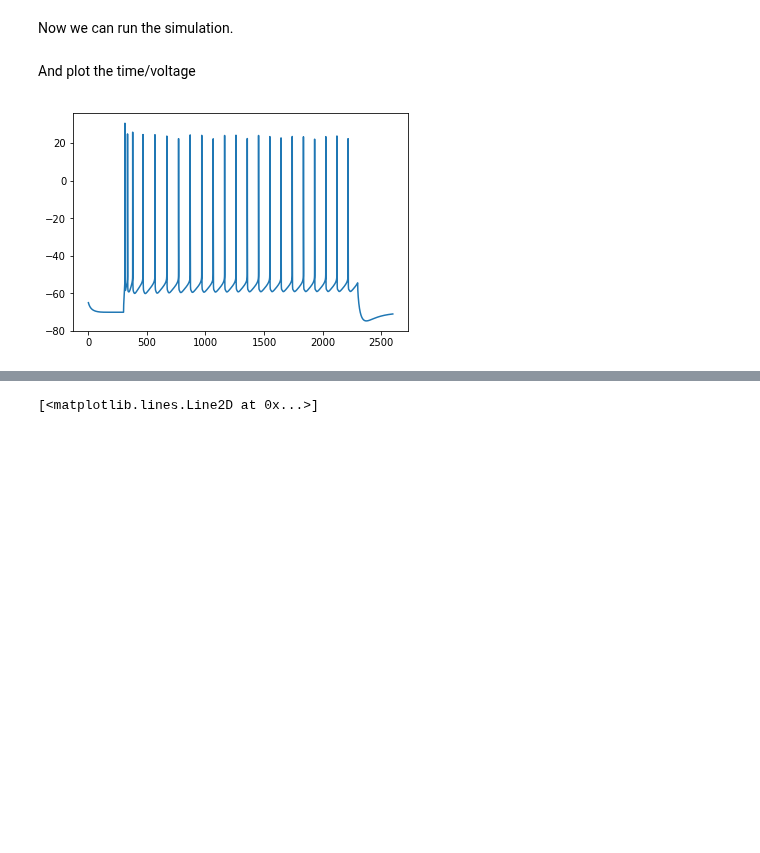
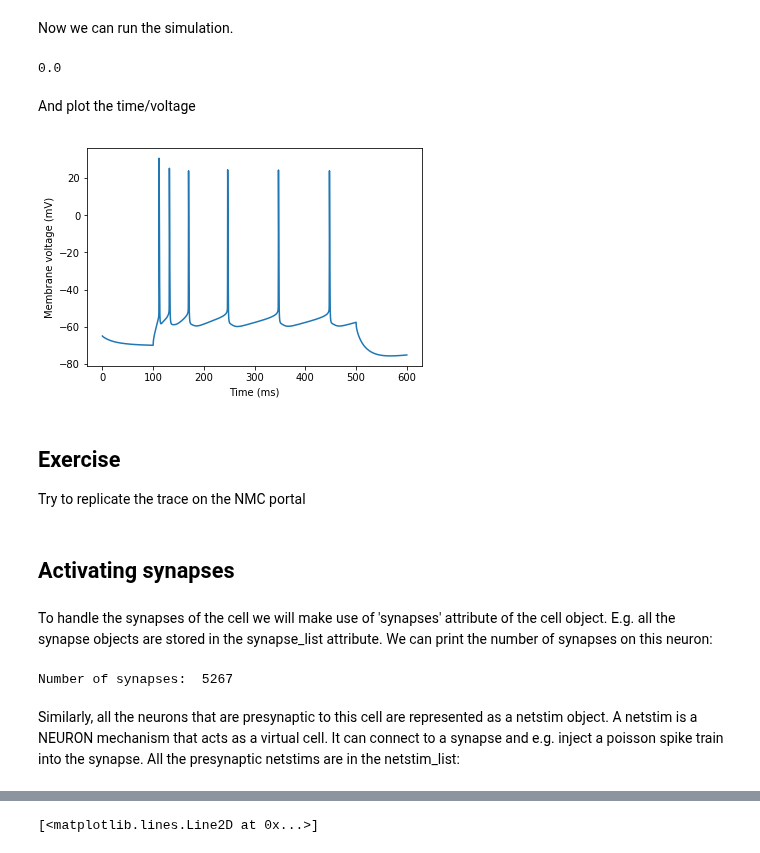
Before and after one commit to BlueBrain/MOOC-neurons-and-synapses-2017, a Jupyter notebook: NMCPortal/NMCPortal.ipynb, the cells around one changed output, grey strips where cells are left out. Drawn from its saved outputs; the diff is of its cells as text; code cells hidden in the pictures; blank space fills up the shorter version.

Commit message:
Saving NMC portal notebook

```diff
--- a/NMCPortal/NMCPortal.ipynb
+++ b/NMCPortal/NMCPortal.ipynb
@@ -87,17 +101,45 @@ nrn.h.create_recording();    #activate recording of activity
 # %% [markdown]
 Now we can run the simulation.
 # %%
-nrn.h.tstop = 2600
-nrn.h.dt = 0.05
-nrn.h.run()
+nrn.h.tstop = 600 # ms
+nrn.h.dt = 0.05 #
+nrn.h.run();
 
 nrn.h.save_recording()
+# %% [output]
+0.0
 # %% [markdown]
 And plot the time/voltage
-# %%
-time = nrn.h.time
-voltage = nrn.h.voltage
-
-pyplot.plot(time, voltage);
-# %% [output]
-[figure, removed]
+# %%
+time = nrn.h.time
+voltage = nrn.h.voltage
+
+def plot_tv(time_array, voltage_array, show=True, label=None, constants=[]):
+    import matplotlib.pyplot as plt
+    import numpy
+    plt.plot(time_array, voltage_array, label=label)
+    for constant in constants:
+        plt.plot(time_array, constant*numpy.ones(len(time_array)))
+    plt.xlabel('Time (ms)')
+    plt.ylabel('Membrane voltage (mV)')
+    if show:
+        plt.show()
+
+
+plot_tv(time, voltage);
+# %% [output]
+[figure, added]
+# %% [markdown]
+## Exercise
+
+Try to replicate the trace on the NMC portal
+# %% [markdown]
+## Activating synapses
+# %% [markdown]
+To handle the synapses of the cell we will make use of 'synapses' attribute of the cell object. E.g. all the synapse objects are stored in the synapse_list attribute. We can print the number of synapses on this neuron:
+# %%
+print "Number of synapses: ", len(list(cell.synapses.synapse_list))
+# %% [output]
+Number of synapses:  5267
+# %% [markdown]
+Similarly, all the neurons that are presynaptic to this cell are represented as a netstim object. A netstim is a NEURON mechanism that acts as a virtual cell. It can connect to a synapse and e.g. inject a poisson spike train into the synapse. All the presynaptic netstims are in the netstim_list:
```
Also changed, not shown: parts of 28 cells of this notebook, 2 other files.
